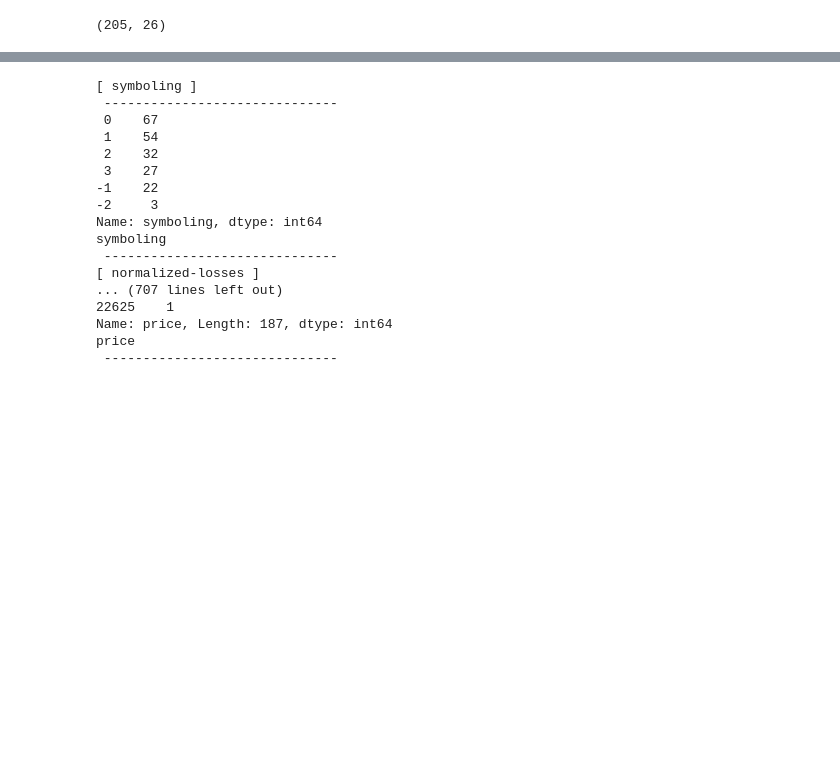
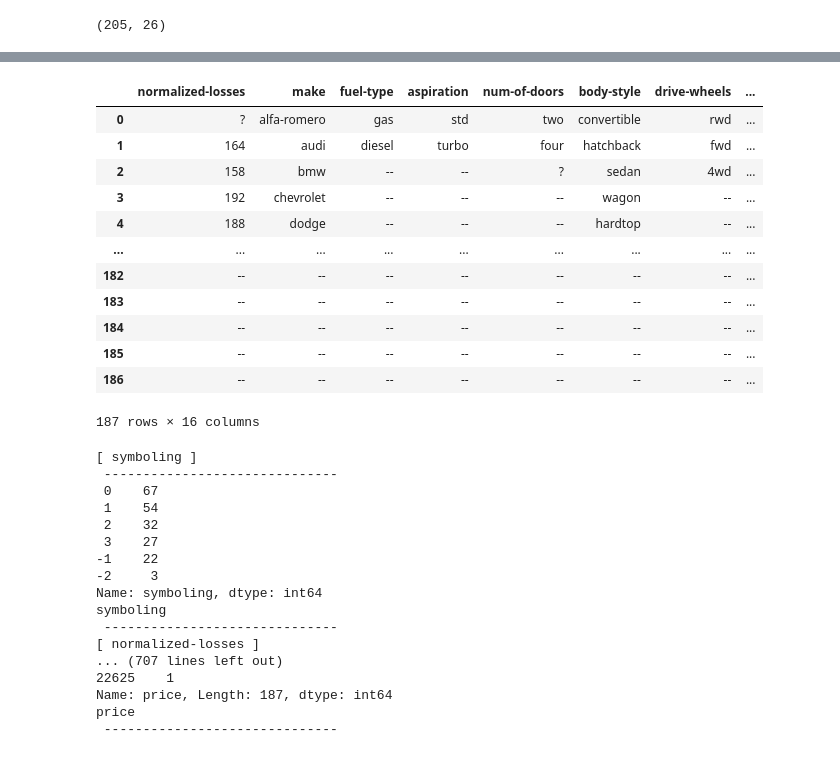
Before and after one commit to MostafaSaad11/Udacity, a Jupyter notebook: automobile_dataset_rev3.ipynb, the cells around one changed output, grey strips where cells are left out. Drawn from its saved outputs; the diff is of its cells as text; code cells hidden in the pictures; blank space fills up the shorter version.

```diff
--- a/automobile_dataset_rev3.ipynb
+++ b/automobile_dataset_rev3.ipynb
@@ -37,6 +37,40 @@ df.head()
 | 2 | 1 | ? | alfa-romero | gas | std | two | hatchback | rwd | ... |
 | 3 | 2 | 164 | audi | gas | std | four | sedan | fwd | ... |
 | 4 | 2 | 164 | audi | gas | std | four | sedan | 4wd | ... |
+# %%
+def get_uniue_val (datafr):
+
+    datafr =datafr.select_dtypes(exclude=['float','int64'])
+    column_list =  datafr
+
+    df_final =pd.DataFrame()
+    for i in column_list :
+        arr=np.array(datafr[i].unique())
+        df_new =pd.DataFrame()
+        for ar in arr :
+            xx= [{i:ar}]
+
+            df_new=df_new.append(xx, ignore_index=True)
+       # print(df_new)
+        df_final= pd.concat([df_final,df_new],  axis=1)
+    df_final=df_final.fillna( '--', )
+    return df_final
+# %%
+get_uniue_val(df)
+# %% [output]
+|  | normalized-losses | make | fuel-type | aspiration | num-of-doors | body-style | drive-wheels | ... |
+| 0 | ? | alfa-romero | gas | std | two | convertible | rwd | ... |
+| 1 | 164 | audi | diesel | turbo | four | hatchback | fwd | ... |
+| 2 | 158 | bmw | -- | -- | ? | sedan | 4wd | ... |
+| 3 | 192 | chevrolet | -- | -- | -- | wagon | -- | ... |
+| 4 | 188 | dodge | -- | -- | -- | hardtop | -- | ... |
+| ... | ... | ... | ... | ... | ... | ... | ... | ... |
+| 182 | -- | -- | -- | -- | -- | -- | -- | ... |
+| 183 | -- | -- | -- | -- | -- | -- | -- | ... |
+| 184 | -- | -- | -- | -- | -- | -- | -- | ... |
+| 185 | -- | -- | -- | -- | -- | -- | -- | ... |
+| 186 | -- | -- | -- | -- | -- | -- | -- | ... |
+187 rows × 16 columns
 # %%
 #Looping data to show each columns contents
 I=df.columns
```
Also changed, not shown: parts of 1 cell of this notebook.
